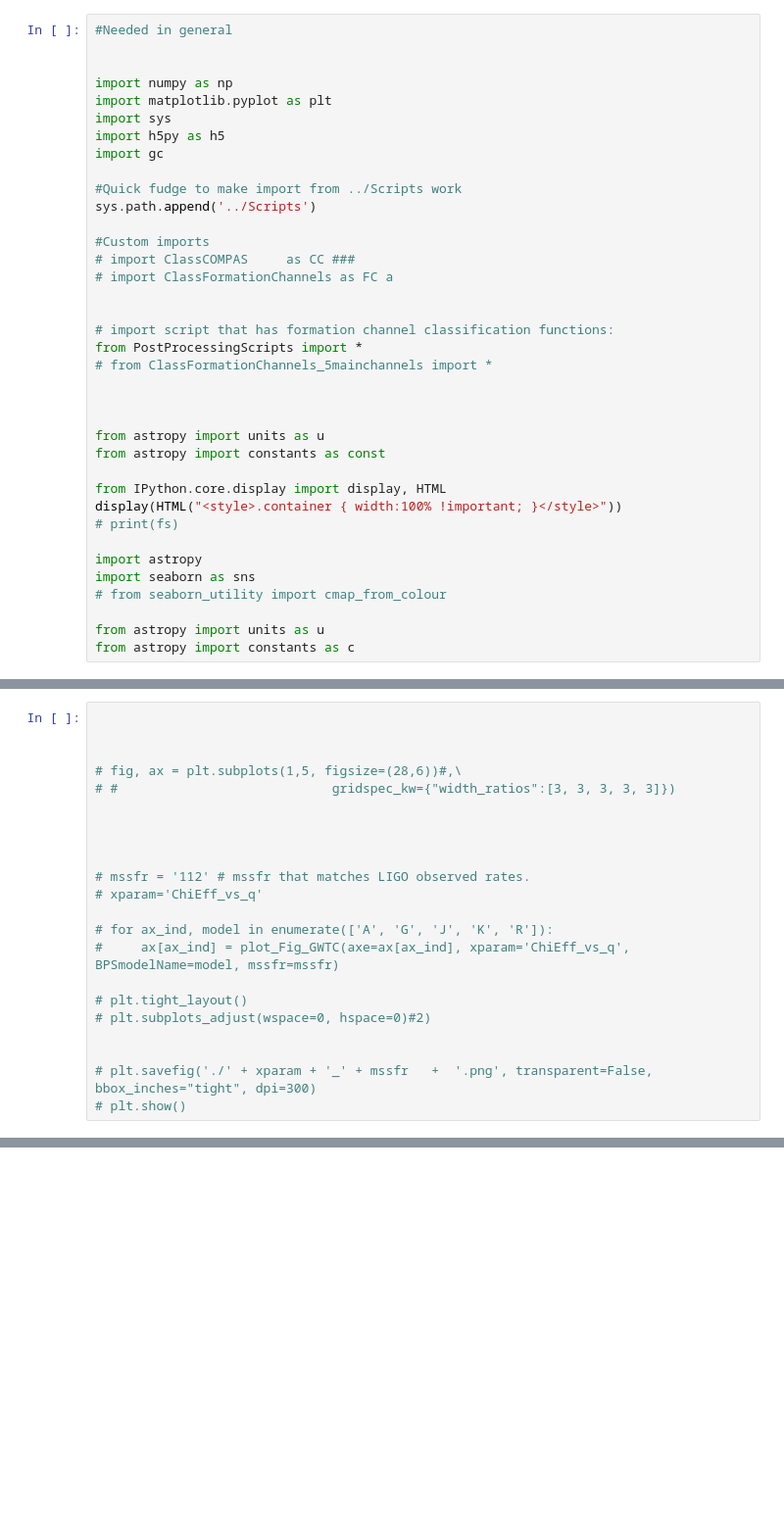
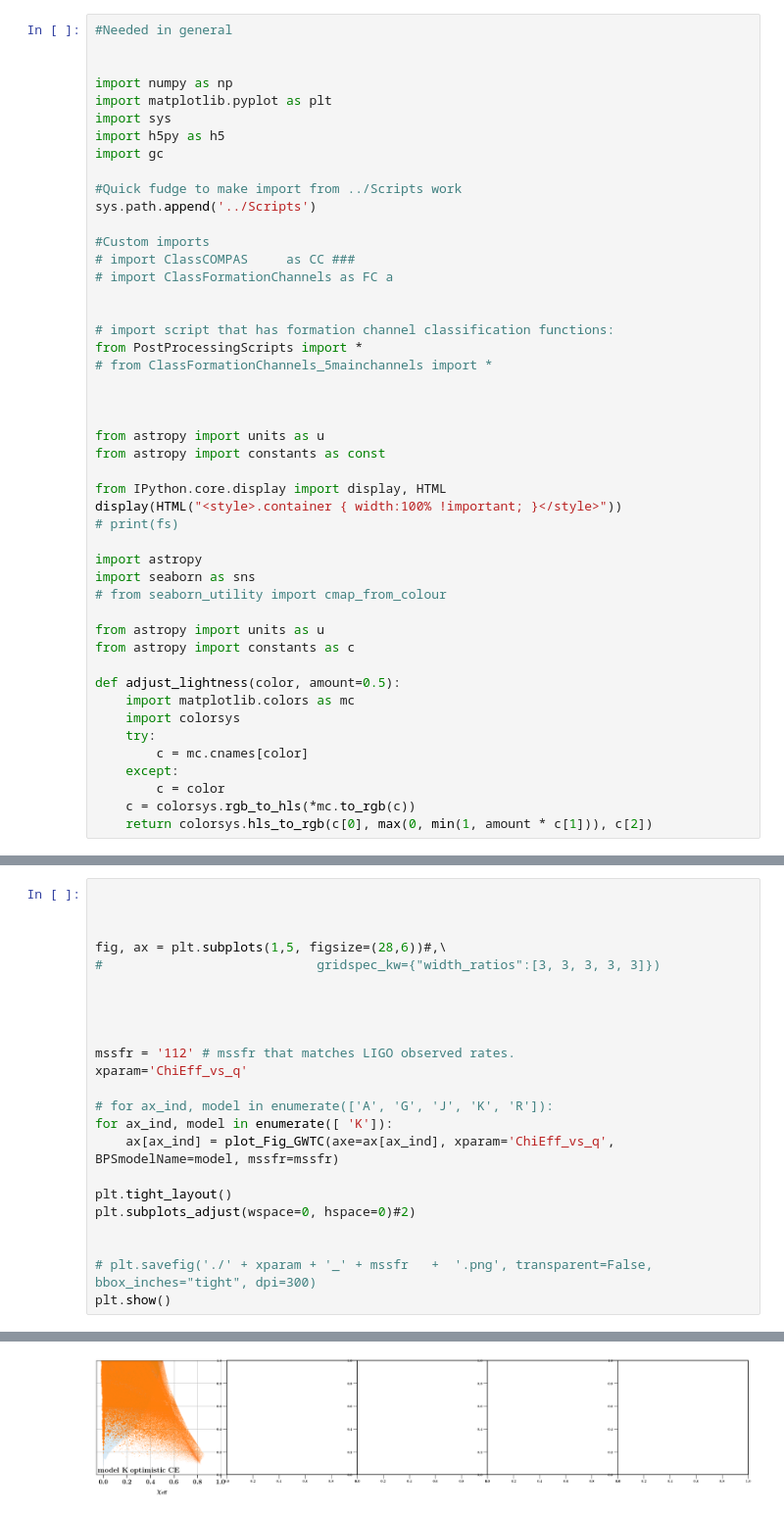
Before and after one commit to FloorBroekgaarden/MRR_Project, a Jupyter notebook: FigureX_q_vs_Xeff/Make_panel_plot_Xeff_q.ipynb, the cells around one changed output, grey strips where cells are left out. Shown: that part at 98% size. Cells and saved outputs as stored; diff of their text form; blank space fills up the shorter version.

Commit message:
update spin plots

```diff
--- a/FigureX_q_vs_Xeff/Make_panel_plot_Xeff_q.ipynb
+++ b/FigureX_q_vs_Xeff/Make_panel_plot_Xeff_q.ipynb
@@ -35,6 +35,16 @@ import seaborn as sns
 
 from astropy import units as u
 from astropy import constants as c
+
+def adjust_lightness(color, amount=0.5):
+    import matplotlib.colors as mc
+    import colorsys
+    try:
+        c = mc.cnames[color]
+    except:
+        c = color
+    c = colorsys.rgb_to_hls(*mc.to_rgb(c))
+    return colorsys.hls_to_rgb(c[0], max(0, min(1, amount * c[1])), c[2])
 # %%
 
 
@@ -139,21 +178,23 @@ def plot_Fig_GWTC(axe='None', xparam='chiEff', BPSmodelName='A', mssfr='112'):
 
 
 
-# fig, ax = plt.subplots(1,5, figsize=(28,6))#,\
-# #                            gridspec_kw={"width_ratios":[3, 3, 3, 3, 3]})
+fig, ax = plt.subplots(1,5, figsize=(28,6))#,\
+#                            gridspec_kw={"width_ratios":[3, 3, 3, 3, 3]})
 
 
 
 
-# mssfr = '112' # mssfr that matches LIGO observed rates.
-# xparam='ChiEff_vs_q'
+mssfr = '112' # mssfr that matches LIGO observed rates.
+xparam='ChiEff_vs_q'
 
 # for ax_ind, model in enumerate(['A', 'G', 'J', 'K', 'R']):
-#     ax[ax_ind] = plot_Fig_GWTC(axe=ax[ax_ind], xparam='ChiEff_vs_q', BPSmodelName=model, mssfr=mssfr)
+for ax_ind, model in enumerate([ 'K']):
+    ax[ax_ind] = plot_Fig_GWTC(axe=ax[ax_ind], xparam='ChiEff_vs_q', BPSmodelName=model, mssfr=mssfr)
 
-# plt.tight_layout()
-# plt.subplots_adjust(wspace=0, hspace=0)#2)
+plt.tight_layout()
+plt.subplots_adjust(wspace=0, hspace=0)#2)
 
 
 # plt.savefig('./' + xparam + '_' + mssfr   +  '.png', transparent=False, bbox_inches="tight", dpi=300)
-# plt.show()
+plt.show()
+# %% [output]
@@ -159,0 +204 @@ def plot_Fig_GWTC(axe='None', xparam='chiEff', BPSmodelName='A', mssfr='112'):
+[figure, added]
```
Also changed, not shown: parts of 5 cells of this notebook, 9 other files.
